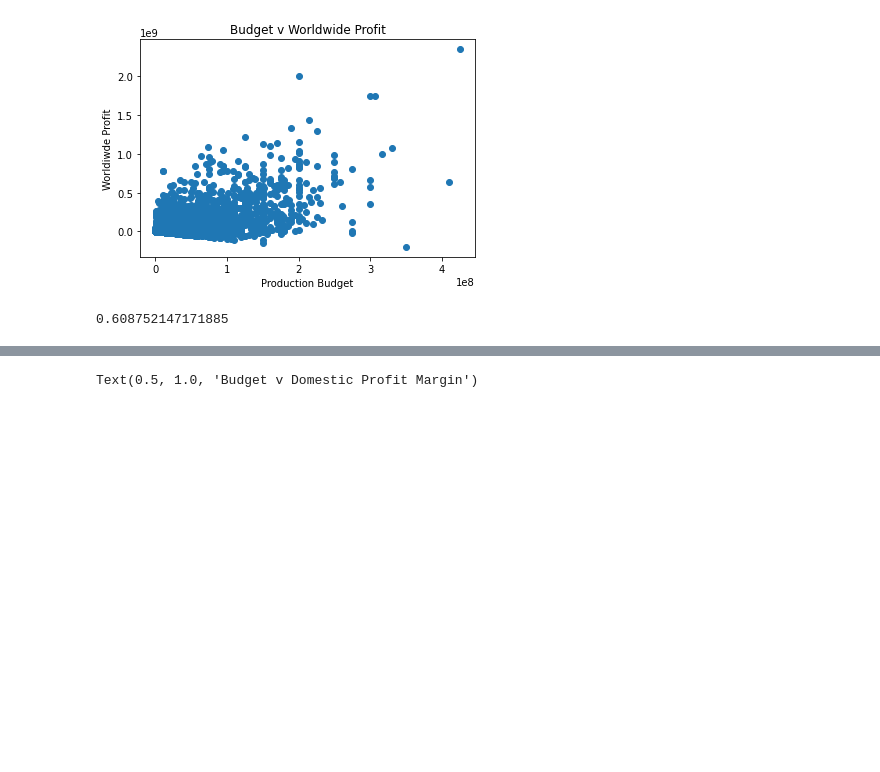
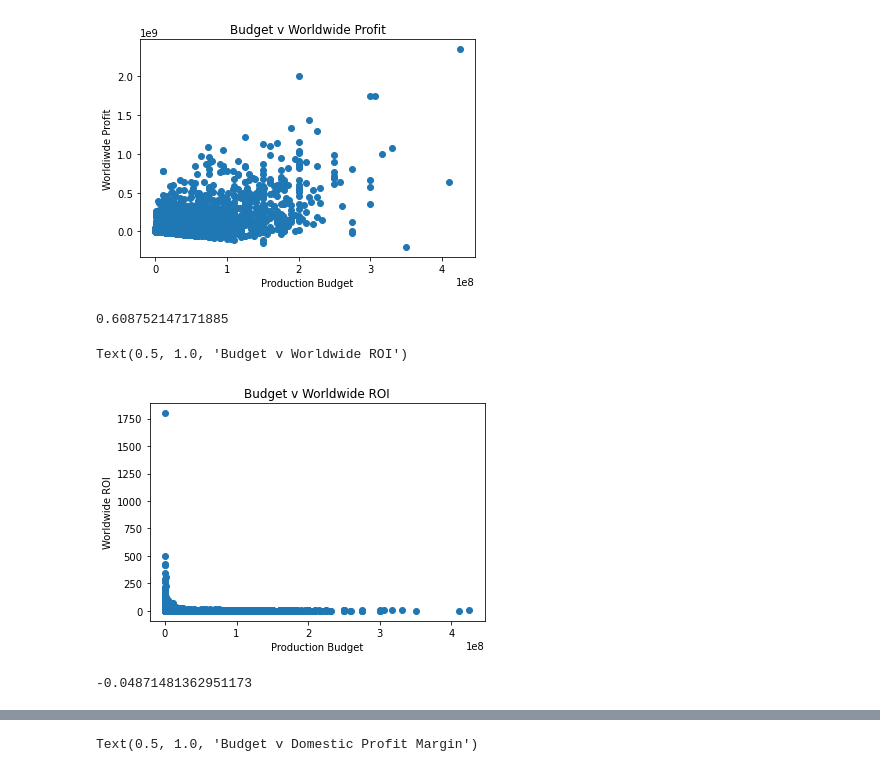
Before and after one commit to mitchallison2/Microsoft-Movie-Project, a Jupyter notebook: Matt's_Workbook.ipynb, the cells around one changed output, grey strips where cells are left out. Saved outputs shown, nothing was run; the diff lists cells and outputs as text; code cells hidden in the pictures; blank space fills up the shorter version.

Commit message:
created buckets for production budget, made a lot of graphs and did exploratory analysis

```diff
--- a/Matt's_Workbook.ipynb
+++ b/Matt's_Workbook.ipynb
@@ -168,10 +168,14 @@ TheNumbers['release_date'] = pd.to_datetime(TheNumbers['release_date'])
 ### New Metrics
 # %%
 #created variables for domestic profit, worldwide profit, domestic & worldwide profit margins (profit/gross)
+#and domestic & worldwide ROIs (profit-production budget)
 TheNumbers['domestic_profit'] = TheNumbers['domestic_gross'] - TheNumbers['production_budget']
 TheNumbers['worldwide_profit'] = TheNumbers['worldwide_gross'] - TheNumbers['production_budget']
 TheNumbers['domestic_margin'] = TheNumbers['domestic_profit'] / TheNumbers['domestic_gross']
 TheNumbers['worldwide_margin'] = TheNumbers['worldwide_profit'] / TheNumbers['worldwide_gross']
+TheNumbers['domestic_roi'] = TheNumbers['domestic_profit'] / TheNumbers['production_budget']
+#makes sense to use value below as ROI
+TheNumbers['worldwide_roi'] = TheNumbers['worldwide_profit'] / TheNumbers['production_budget']
 # %%
 TheNumbers['calendar_day'] = TheNumbers['release_date'].astype(str)
 # %%
@@ -184,6 +185,10 @@ See the caveats in the documentation: https://pandas.pydata.org/pandas-docs/stab
 # %%
-#for date in TheNumbers['calendar_day']:
- #   TheNumbers['calendar_day'][date] = TheNumbers['calendar_day'][date][-5:]
+pd.options.mode.chained_assignment = None  # default='warn'
 
-[TheNumbers['calendar_day'][date][-5:] for TheNumbers['calendar_day'][date] in TheNumbers['calendar_day'] ]
+for date in TheNumbers['calendar_day']:
+    TheNumbers['calendar_day'][date] = TheNumbers['calendar_day'][date][-5:]
+
+    df.loc[df.A > 5, 'B']
+
+#[TheNumbers['calendar_day'][date][-5:] for TheNumbers['calendar_day'][date] in TheNumbers['calendar_day'] ]
 # %% [output]
@@ -280,3 +281,27 @@ Text(0.5, 1.0, 'Budget v Worldwide Profit')
 TheNumbers['production_budget'].corr(TheNumbers['worldwide_profit'])
 # %% [output]
 0.608752147171885
+# %%
+#plot of budget v worldwide ROI
+fig, ax = plt.subplots()
+
+
+plt.scatter(TheNumbers['production_budget'], TheNumbers['worldwide_roi'])
+
+
+ax.set_xlabel('Production Budget')
+ax.set_ylabel('Worldwide ROI')
+
+# Add a title for the plot
+ax.set_title('Budget v Worldwide ROI')
+
+# Add a legend to the plot with legend() in lower right corner
+#ax.legend(["Sample Data"], loc=4);
+# %% [output]
+Text(0.5, 1.0, 'Budget v Worldwide ROI')
+[figure, added]
+# %%
+#correlation between production budget and worldwide ROI
+TheNumbers['production_budget'].corr(TheNumbers['worldwide_roi'])
+# %% [output]
+-0.04871481362951173
```
Also changed, not shown: parts of 29 cells of this notebook.
